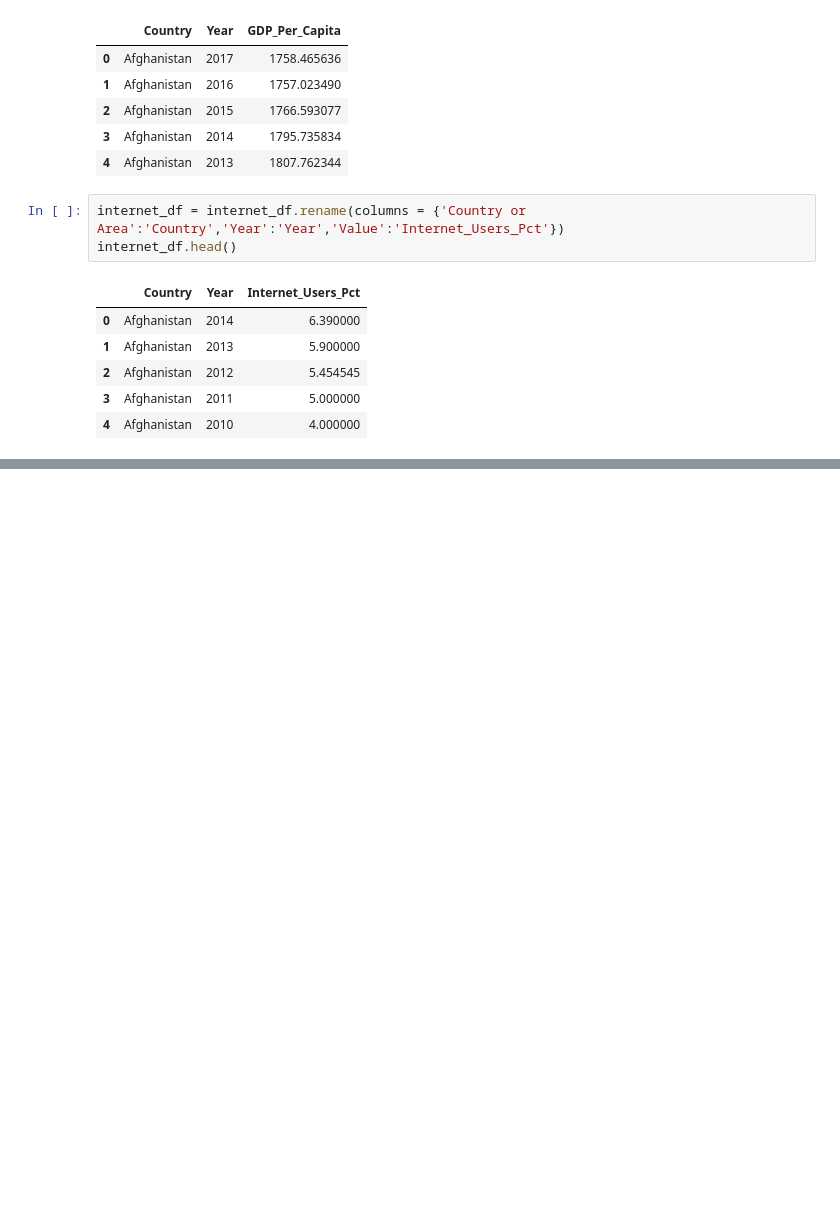
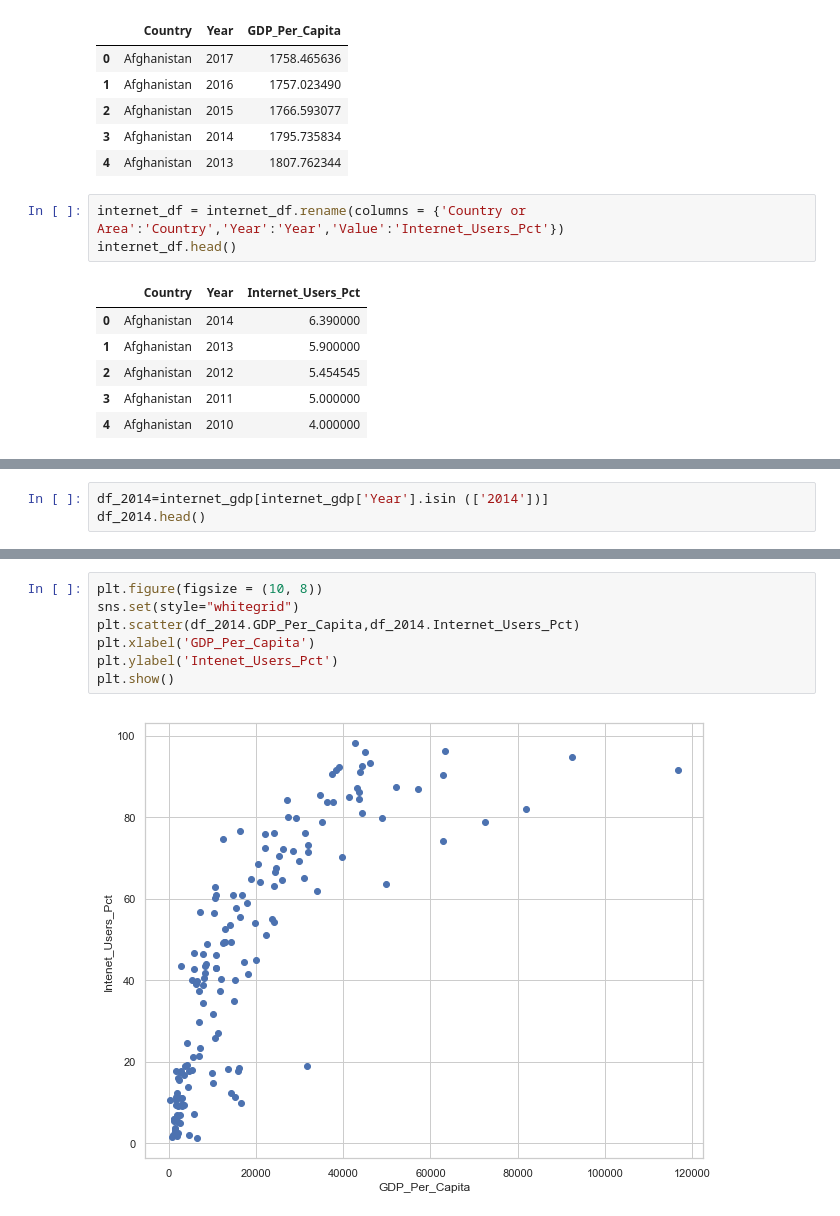
Before and after one commit to RakshandaKaukab05/gdp-and-internet-usage, a Jupyter notebook: new_gdp.ipynb, the cells around one changed output, grey strips where cells are left out. Cells and saved outputs as stored; diff of their text form; blank space fills up the shorter version.

```diff
--- a/new_gdp.ipynb
+++ b/new_gdp.ipynb
@@ -234,0 +237,3 @@ internet_2014
+# %%
+df_2014=internet_gdp[internet_gdp['Year'].isin (['2014'])]
+df_2014.head()
@@ -234,0 +319,9 @@ internet_2014
+# %%
+plt.figure(figsize = (10, 8))
+sns.set(style="whitegrid")
+plt.scatter(df_2014.GDP_Per_Capita,df_2014.Internet_Users_Pct)
+plt.xlabel('GDP_Per_Capita')
+plt.ylabel('Intenet_Users_Pct')
+plt.show()
+# %% [output]
+[figure, added]
```
Also changed, not shown: parts of 31 cells of this notebook.
